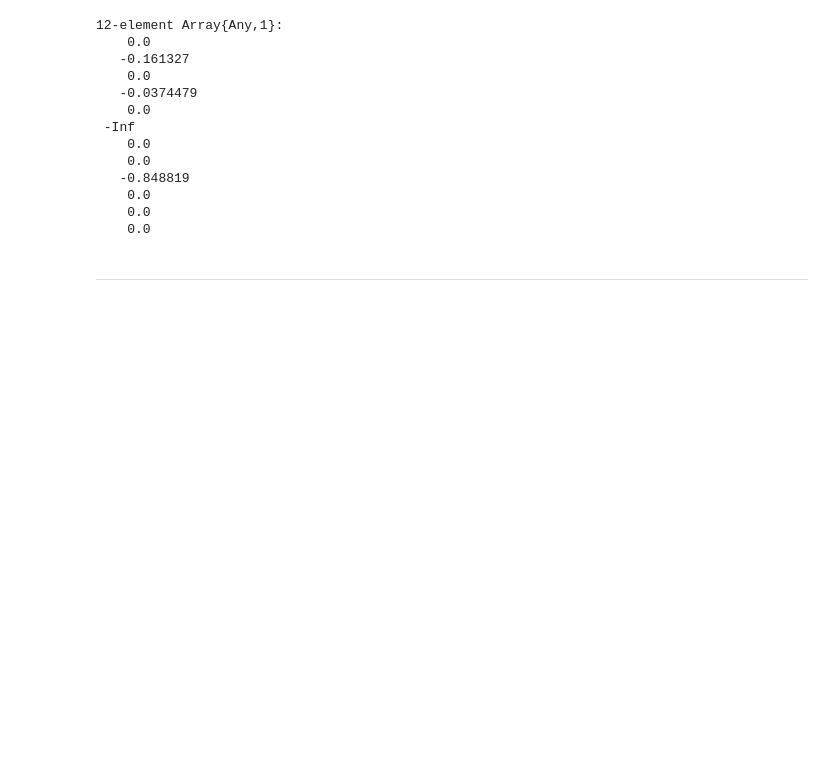
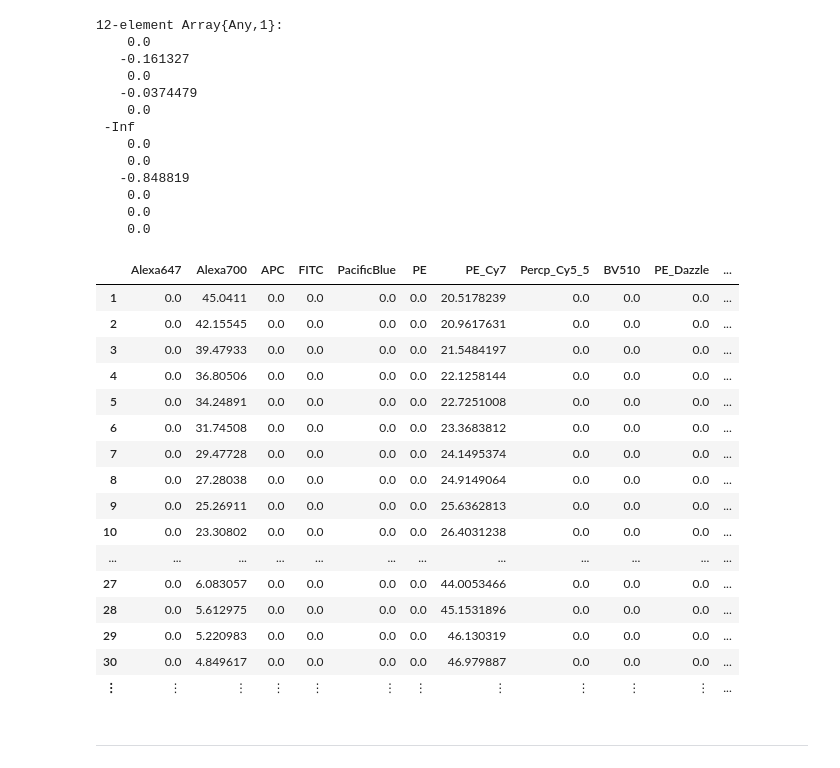
Before and after one commit to ZaneMuir/Colorful-FCM, a Jupyter notebook: demo/1 Readin Data.ipynb, the cells around one changed output. Drawn from its saved outputs; the diff is of its cells as text; code cells hidden in the pictures; blank space fills up the shorter version.

```diff
--- a/demo/1 Readin Data.ipynb
+++ b/demo/1 Readin Data.ipynb
@@ -47,11 +56,11 @@ Dict{Symbol,Array{Tuple{Int64,Int64},1}} with 4 entries:
 # %%
 excitation = CSV.read("../data/常见染料_发射曲线.csv",
-    types=[Int,Float64,Float64,Float64,Float64,Float64,Float64,Float64,Float64,Float64,Float64,Float64,Float64],
+    #types=[Int,Float64,Float64,Float64,Float64,Float64,Float64,Float64,Float64,Float64,Float64,Float64,Float64],
     nullable=false
 )
 
 emission = CSV.read("../data/常见染料_激发曲线.csv",
-    types=[Int,Float64,Float64,Float64,Float64,Float64,Float64,Float64,Float64,Float64,Float64,Float64,Float64],
+    #types=[Int,Float64,Float64,Float64,Float64,Float64,Float64,Float64,Float64,Float64,Float64,Float64,Float64],
     nullable=false
 )
 
@@ -136,7 +145,7 @@ Dict{Any,Any} with 15 entries:
   :PE_Cy7          => 4
   :FITC            => 2
 # %%
-function getExcitedRatio(lasers, dye_excitation, dye_list)
+function getExcitedRatio(lasers, dye_excitation)
     result = Dict()
     for (laser_name, laser_lambda) in lasers
         index = find(x->x==laser_lambda, dye_excitation[:Wavelength])[1]
@@ -154,7 +163,7 @@ function getLensNumber(lens)
     count
 end
 
-function getEmitRatio(lens, dye_emission, dye_list)
+function getEmitRatio(lens, dye_emission)
     result = Dict()
     for (laser_name, ports) in lens
         port_result = Dict()
@@ -234,6 +243,26 @@ demo[:red][780][:BV605]
     0.0
     0.0
     0.0
+# %%
+getEmitRatio(lens, emission)[:red][780]
+# %% [output]
+|  | Alexa647 | Alexa700 | APC | FITC | PacificBlue | PE | PE_Cy7 | Percp_Cy5_5 | BV510 | PE_Dazzle | ... |
+| 1 | 0.0 | 45.0411 | 0.0 | 0.0 | 0.0 | 0.0 | 20.5178239 | 0.0 | 0.0 | 0.0 | ... |
+| 2 | 0.0 | 42.15545 | 0.0 | 0.0 | 0.0 | 0.0 | 20.9617631 | 0.0 | 0.0 | 0.0 | ... |
+| 3 | 0.0 | 39.47933 | 0.0 | 0.0 | 0.0 | 0.0 | 21.5484197 | 0.0 | 0.0 | 0.0 | ... |
+| 4 | 0.0 | 36.80506 | 0.0 | 0.0 | 0.0 | 0.0 | 22.1258144 | 0.0 | 0.0 | 0.0 | ... |
+| 5 | 0.0 | 34.24891 | 0.0 | 0.0 | 0.0 | 0.0 | 22.7251008 | 0.0 | 0.0 | 0.0 | ... |
+| 6 | 0.0 | 31.74508 | 0.0 | 0.0 | 0.0 | 0.0 | 23.3683812 | 0.0 | 0.0 | 0.0 | ... |
+| 7 | 0.0 | 29.47728 | 0.0 | 0.0 | 0.0 | 0.0 | 24.1495374 | 0.0 | 0.0 | 0.0 | ... |
+| 8 | 0.0 | 27.28038 | 0.0 | 0.0 | 0.0 | 0.0 | 24.9149064 | 0.0 | 0.0 | 0.0 | ... |
+| 9 | 0.0 | 25.26911 | 0.0 | 0.0 | 0.0 | 0.0 | 25.6362813 | 0.0 | 0.0 | 0.0 | ... |
+| 10 | 0.0 | 23.30802 | 0.0 | 0.0 | 0.0 | 0.0 | 26.4031238 | 0.0 | 0.0 | 0.0 | ... |
+| ... | ... | ... | ... | ... | ... | ... | ... | ... | ... | ... | ... |
+| 27 | 0.0 | 6.083057 | 0.0 | 0.0 | 0.0 | 0.0 | 44.0053466 | 0.0 | 0.0 | 0.0 | ... |
+| 28 | 0.0 | 5.612975 | 0.0 | 0.0 | 0.0 | 0.0 | 45.1531896 | 0.0 | 0.0 | 0.0 | ... |
+| 29 | 0.0 | 5.220983 | 0.0 | 0.0 | 0.0 | 0.0 | 46.130319 | 0.0 | 0.0 | 0.0 | ... |
+| 30 | 0.0 | 4.849617 | 0.0 | 0.0 | 0.0 | 0.0 | 46.979887 | 0.0 | 0.0 | 0.0 | ... |
+| ⋮ | ⋮ | ⋮ | ⋮ | ⋮ | ⋮ | ⋮ | ⋮ | ⋮ | ⋮ | ⋮ | ... |
 # %% [markdown]
 ---
 # %%
```
Also changed, not shown: parts of 7 cells of this notebook.
